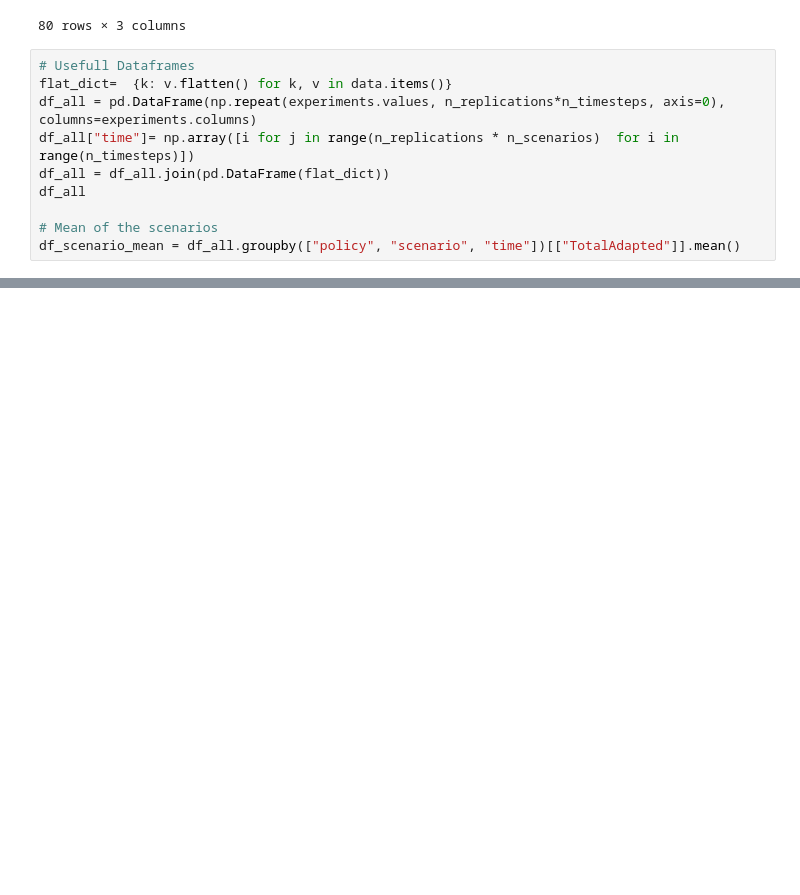
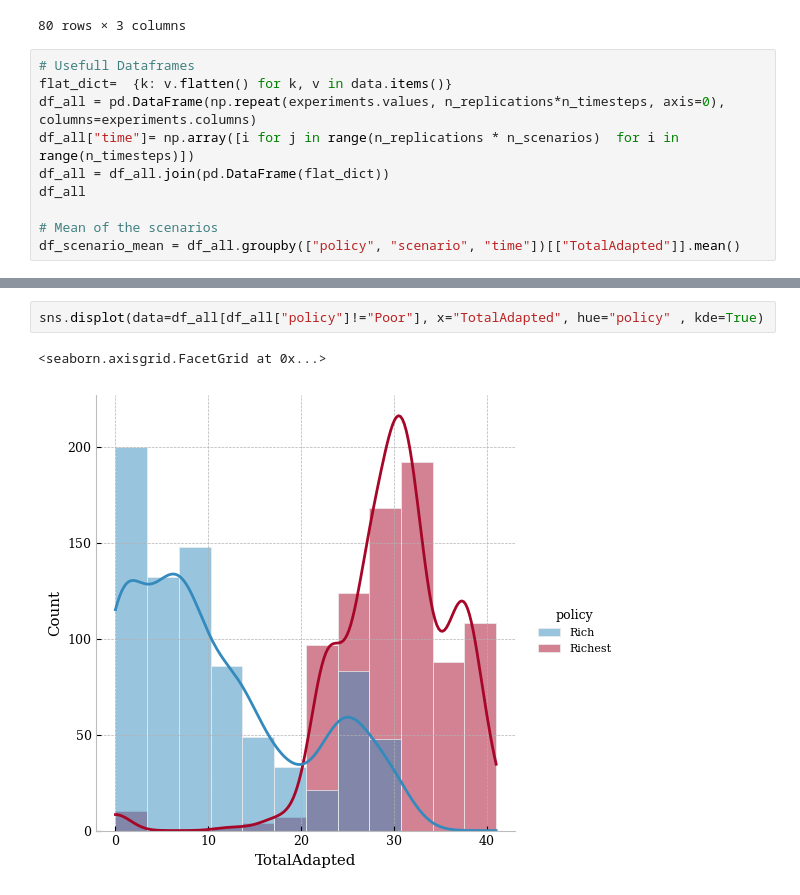
Before and after one commit to simon-van-hulle/abm-flood-adaptation, a Jupyter notebook: analysis/analyse.ipynb, the cells around one changed output, grey strips where cells are left out. Drawn from its saved outputs; the diff is of its cells as text; blank space fills up the shorter version.

Commit message:
Some more plots

```diff
--- a/analysis/analyse.ipynb
+++ b/analysis/analyse.ipynb
@@ -121,0 +128,5 @@ sns.boxplot(x="policy", y="TotalAdapted", hue="scenario", data=df_all)
+# %%
+sns.displot(data=df_all[df_all["policy"]!="Poor"], x="TotalAdapted", hue="policy" , kde=True)
+# %% [output]
+<seaborn.axisgrid.FacetGrid at 0x...>
+[figure, added]
```
Also changed, not shown: parts of 5 cells of this notebook, 1 other file.
